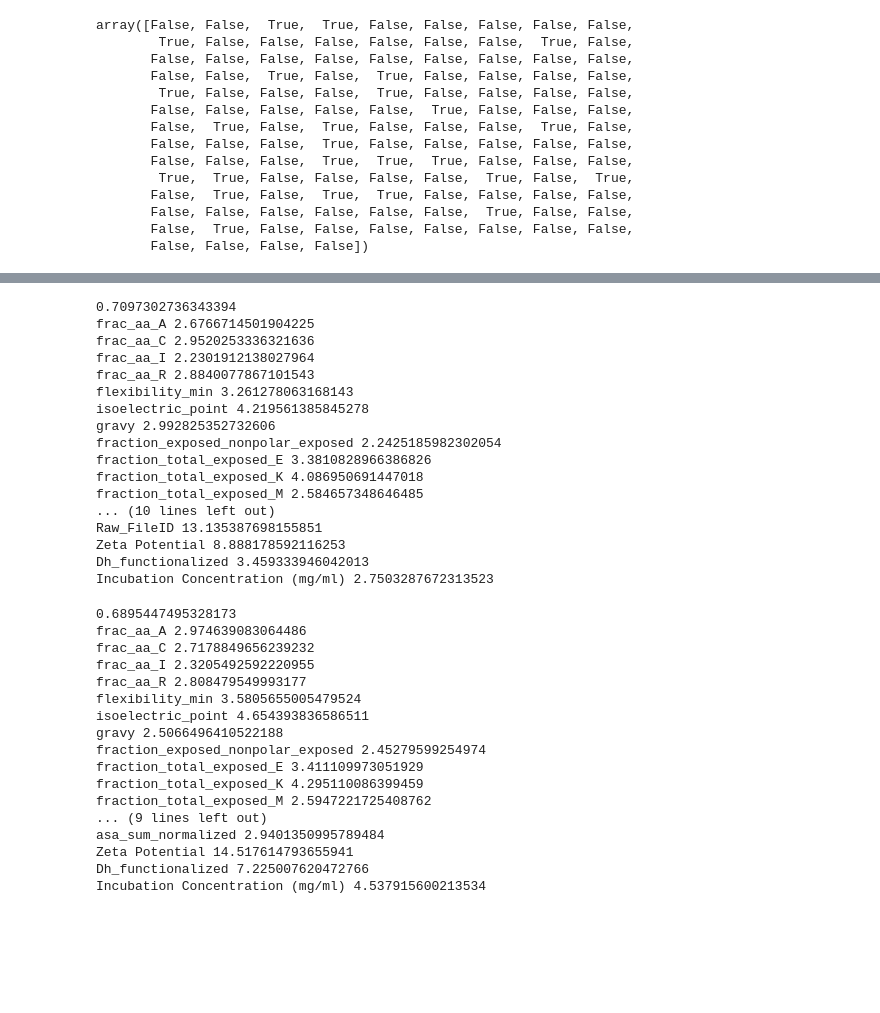
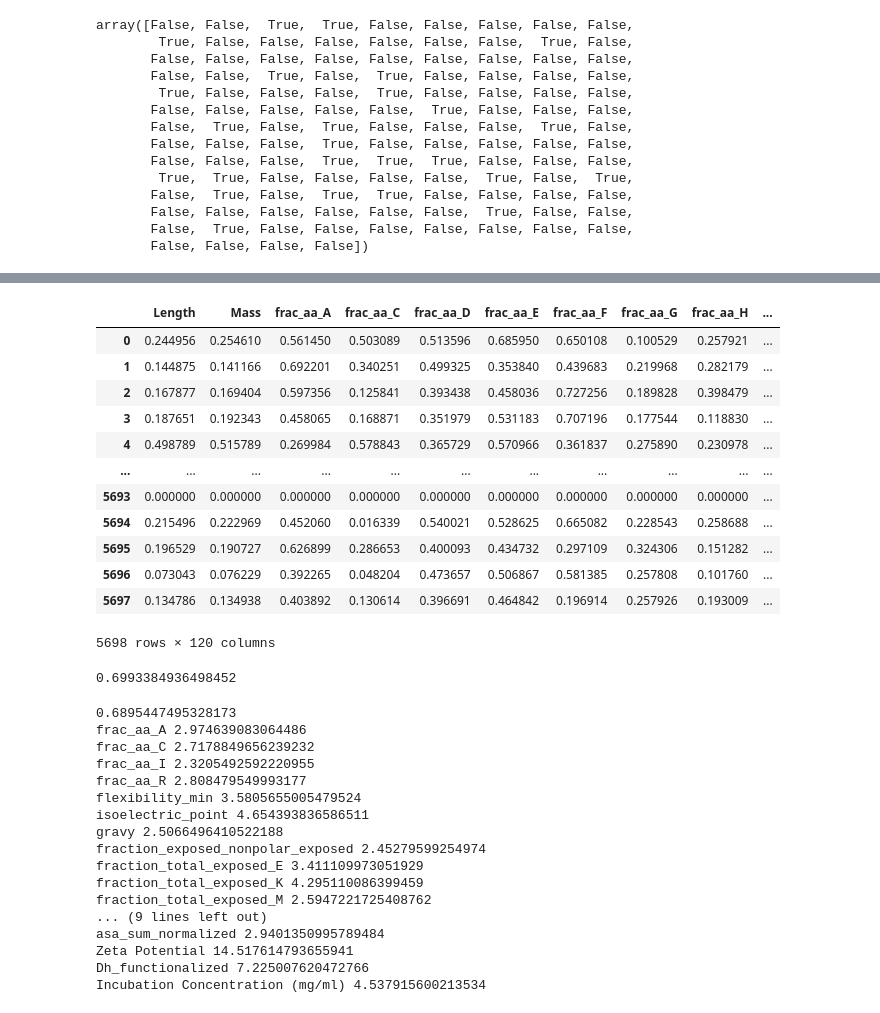
Before and after one commit to karst-poulsen/PC_ML_using_NSP, a Jupyter notebook: ML_Pipe_testing.ipynb, the cells around one changed output, grey strips where cells are left out. Cells and saved outputs as stored; diff of their text form; code cells hidden in the pictures; blank space fills up the shorter version.

```diff
--- a/ML_Pipe_testing.ipynb
+++ b/ML_Pipe_testing.ipynb
@@ -126,12 +125,4 @@ labels=data_complete2['Enrichment'].copy()
 #make it one dimenisional
 labels=np.ravel(labels)
 #drop qualitative, not neccessary, and label columns
-df=data_complete2.drop(['Entry','Sequence','NPID','Enrichment','Ligands','Protein Source','Sample_num','Unnamed: 5'],axis=1)
-
-
-# print(df)
-#these are left over metrics from the helper functions from landry paper replace with better options for looking at metrics###
-# first_frame = True #starting dataframe for saving metrics
-# correctness_frame = pd.DataFrame()
-# metrics_frame = pd.DataFrame()
-# print_metrics = 1 #0, doesn't show metrics while runnning for each model, 1 does show metrics
+df=data_complete2.drop(['Entry','Sequence','NPID','Enrichment','Ligands','Protein Source','Sample_num','Unnamed: 5','Raw_FileID'],axis=1)
@@ -170,0 +167,19 @@ a.to_excel("Output_data/FeatSelectionRFR.xlsx")
+# %%
+from sklearn.preprocessing import StandardScaler
+
+# df_scaled=std_scaler.fit_transform(df.to_numpy())
+df_norm=df.copy()
+for col in df_norm.columns:
+    if col == 'asa_sum_normalized':
+        continue
+    df_norm[col]=df_norm[col]/df_norm[col].max()
+    print(col)
+
+from sklearn.feature_selection import RFE
+
+estimator = RandomForestRegressor(n_estimators=500)
+selector = RFE(estimator, n_features_to_select= 25, step=5)
+selector = selector.fit(df,labels)
+selector.support_
+a=pd.DataFrame(list(zip(df.columns,selector.ranking_)), columns=['feature','selector rankings'])
+a.to_excel("Output_data/FeatSelectionPost_norm.xlsx")
@@ -170,0 +204,11 @@ a.to_excel("Output_data/FeatSelectionRFR.xlsx")
+# %%
+selector.support_
+feat_list=selector.get_feature_names_out()
+df_norm=df_norm[feat_list]
+x_train, x_test, y_train, y_test = train_test_split(df_norm,labels, test_size = 0.33, random_state=42)
+rfg=RandomForestRegressor(n_estimators=100)
+rfg.fit(x_train,y_train)
+print(rfg.score(x_test,y_test))
+feat_importances=rfg.feature_importances_
+a=pd.DataFrame(list(zip(df_norm.columns,feat_importances*100)), columns=['feature','feat_importance'])
+a.to_excel("Output_data/Featimportances_postnorm.xlsx")
@@ -171,3 +241,19 @@ a.to_excel("Output_data/FeatSelectionRFR.xlsx")
+# %%
+df_norm
+# %% [output]
+|  | Length | Mass | frac_aa_A | frac_aa_C | frac_aa_D | frac_aa_E | frac_aa_F | frac_aa_G | frac_aa_H | ... |
+| 0 | 0.244956 | 0.254610 | 0.561450 | 0.503089 | 0.513596 | 0.685950 | 0.650108 | 0.100529 | 0.257921 | ... |
+| 1 | 0.144875 | 0.141166 | 0.692201 | 0.340251 | 0.499325 | 0.353840 | 0.439683 | 0.219968 | 0.282179 | ... |
+| 2 | 0.167877 | 0.169404 | 0.597356 | 0.125841 | 0.393438 | 0.458036 | 0.727256 | 0.189828 | 0.398479 | ... |
+| 3 | 0.187651 | 0.192343 | 0.458065 | 0.168871 | 0.351979 | 0.531183 | 0.707196 | 0.177544 | 0.118830 | ... |
+| 4 | 0.498789 | 0.515789 | 0.269984 | 0.578843 | 0.365729 | 0.570966 | 0.361837 | 0.275890 | 0.230978 | ... |
+| ... | ... | ... | ... | ... | ... | ... | ... | ... | ... | ... |
+| 5693 | 0.000000 | 0.000000 | 0.000000 | 0.000000 | 0.000000 | 0.000000 | 0.000000 | 0.000000 | 0.000000 | ... |
+| 5694 | 0.215496 | 0.222969 | 0.452060 | 0.016339 | 0.540021 | 0.528625 | 0.665082 | 0.228543 | 0.258688 | ... |
+| 5695 | 0.196529 | 0.190727 | 0.626899 | 0.286653 | 0.400093 | 0.434732 | 0.297109 | 0.324306 | 0.151282 | ... |
+| 5696 | 0.073043 | 0.076229 | 0.392265 | 0.048204 | 0.473657 | 0.506867 | 0.581385 | 0.257808 | 0.101760 | ... |
+| 5697 | 0.134786 | 0.134938 | 0.403892 | 0.130614 | 0.396691 | 0.464842 | 0.196914 | 0.257926 | 0.193009 | ... |
+5698 rows × 120 columns
 # %%
 feat_list=selector.get_feature_names_out()
 df_rfe=df[feat_list].copy()
@@ -176,26 +262,10 @@ rfg=RandomForestRegressor(n_estimators=100)
 rfg.fit(x_train,y_train)
 print(rfg.score(x_test,y_test))
 feat_importances=rfg.feature_importances_
-for i,col in enumerate(df_rfe.columns):
-    print(col,feat_importances[i]*100)
+a=pd.DataFrame(list(zip(df_rfe.columns,feat_importances*100)), columns=['feature','feat_importance'])
+a.to_excel("Output_data/Featimportances_postnorm.xlsx")
 # %% [output]
-0.7097302736343394
-frac_aa_A 2.6766714501904225
-frac_aa_C 2.9520253336321636
-frac_aa_I 2.2301912138027964
-frac_aa_R 2.8840077867101543
-flexibility_min 3.261278063168143
-isoelectric_point 4.219561385845278
-gravy 2.992825352732606
-fraction_exposed_nonpolar_exposed 2.2425185982302054
-fraction_total_exposed_E 3.3810828966386826
-fraction_total_exposed_K 4.086950691447018
-fraction_total_exposed_M 2.584657348646485
-... (10 lines left out)
-Raw_FileID 13.135387698155851
-Zeta Potential 8.888178592116253
-Dh_functionalized 3.459333946042013
-Incubation Concentration (mg/ml) 2.7503287672313523
+0.6993384936498452
 # %%
 feat_list=selector.get_feature_names_out()
 # df_rfe.drop(['Raw_FileID'],inplace=True,axis=1)
```
Also changed, not shown: parts of 11 cells of this notebook, 2 other files.
